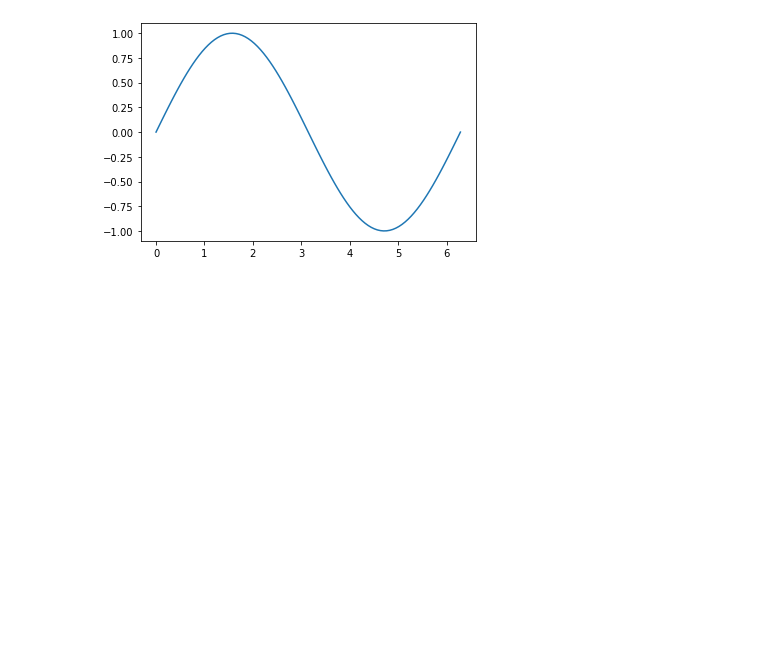
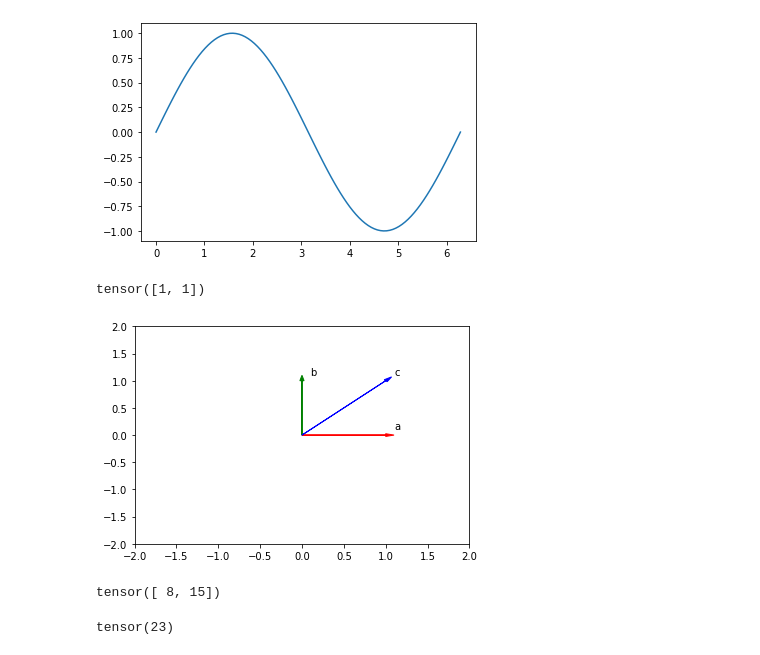
Before and after one commit to phtn/coursera, a Jupyter notebook: cs_ibm_ai_1/IBM DL0110.ipynb, the cells around one changed output. Drawn from its saved outputs; the diff is of its cells as text; code cells hidden in the pictures; blank space fills up the shorter version.

```diff
--- a/cs_ibm_ai_1/IBM DL0110.ipynb
+++ b/cs_ibm_ai_1/IBM DL0110.ipynb
@@ -182,3 +182,48 @@ plt.plot(circle.numpy(), sin_circle.numpy())
 # %% [output]
 [<matplotlib.lines.Line2D at 0x...>]
 [figure]
+# %%
+# Tensor Operations
+a = torch.tensor([1,0])
+b = torch.tensor([0,1])
+c = a + b
+print(c)
+# %% [output]
+tensor([1, 1])
+# %%
+# Plot vectors, please keep the parameters in the same length
+# @param: Vectors = [{"vector": vector variable, "name": name of vector, "color": color of the vector on diagram}]
+
+def plotVec(vectors):
+    ax = plt.axes()
+
+    # For loop to draw the vectors
+    for vec in vectors:
+        ax.arrow(0, 0, *vec["vector"], head_width = 0.05,color = vec["color"], head_length = 0.1)
+        plt.text(*(vec["vector"] + 0.1), vec["name"])
+
+    plt.ylim(-2,2)
+    plt.xlim(-2,2)
+# %%
+plotVec([
+    {"vector": a.numpy(), "name": 'a', "color": 'r'},
+    {"vector": b.numpy(), "name": 'b', "color": 'g'},
+    {"vector": c.numpy(), "name": 'c', "color": 'b'}
+])
+# %% [output]
+[figure, added]
+# %%
+# Multiplication
+
+d = torch.tensor([2,3])
+e = torch.tensor([4,5])
+f = d * e
+print(f)
+# %% [output]
+tensor([ 8, 15])
+# %%
+# Dot Product
+
+print(torch.dot(d,e))
+# %% [output]
+tensor(23)
```
Also changed, not shown: 1 other file.
